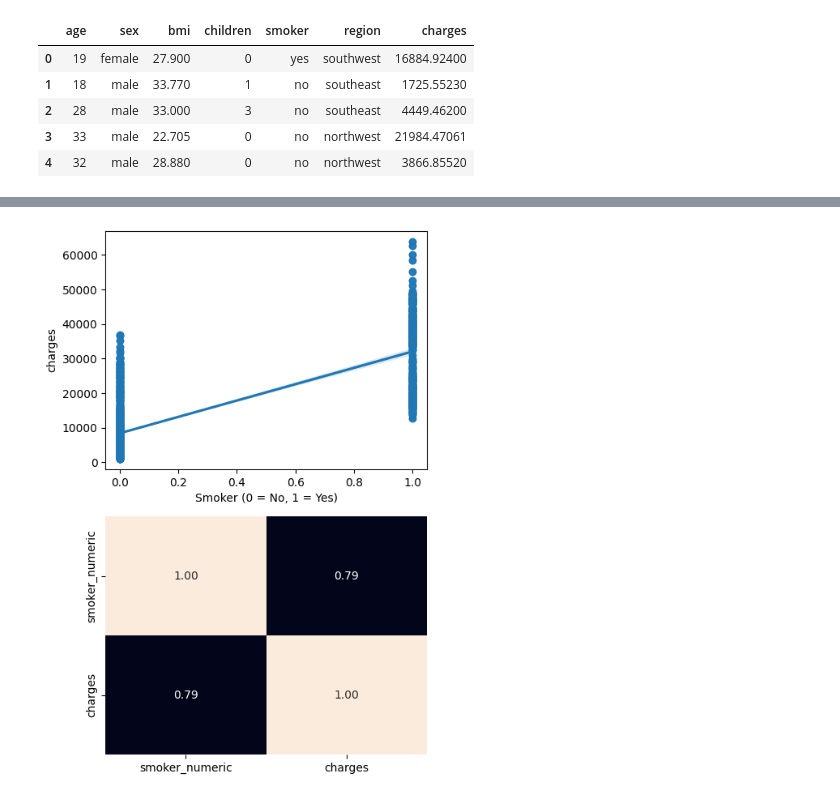
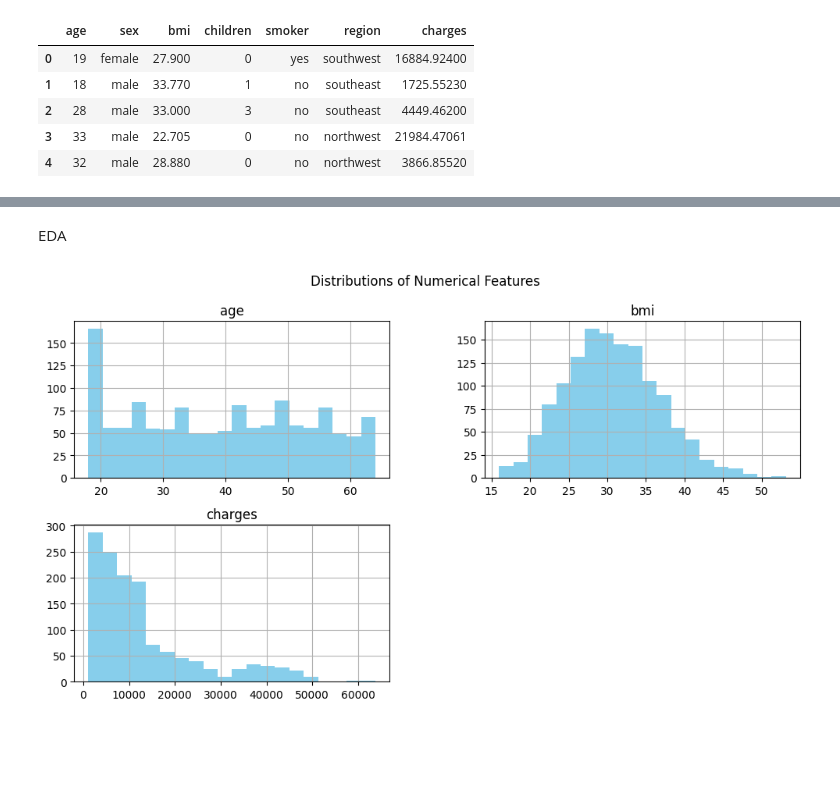
Before and after one commit to JulianSanchez1/Linear-Regression, a Jupyter notebook: src/explore.ipynb, the cells around one changed output, grey strips where cells are left out. Cells and saved outputs as stored; diff of their text form; code cells hidden in the pictures; blank space fills up the shorter version.

```diff
--- a/src/explore.ipynb
+++ b/src/explore.ipynb
@@ -125,4 +35,0 @@ df_cat_enc.head()
-# %%
-df = pd.concat([df_num, df_encoded], axis=1)
-
-df_encoded.info()
@@ -168,18 +35,0 @@ train_data.head()
-# %%
-fig, axis = plt.subplots(2, 1, figsize=(5, 7))
-total_data = pd.concat([train_data, test_data])
-
-# Convert 'smoker' column to numeric values
-total_data['smoker_numeric'] = total_data['smoker'].map({'no': 0, 'yes': 1})
-
-# Plot regression using the numeric smoker column
-sns.regplot(ax=axis[0], data=total_data, x='smoker_numeric', y='charges')
-axis[0].set_xlabel('Smoker (0 = No, 1 = Yes)')  # Set a clearer x-axis label
-
-# Plot heatmap of the correlation between smoker_numeric and charges
-sns.heatmap(total_data[['smoker_numeric', 'charges']].corr(), annot=True, fmt=".2f", ax=axis[1], cbar=False)
-
-plt.tight_layout()
-plt.show()
-# %% [output]
-[figure, removed]
@@ -190,0 +36,9 @@ y_test = test_data["smoker"]
+# %% [markdown]
+EDA
+# %%
+# Histograms for numerical variables
+df[['age', 'bmi', 'charges']].hist(bins=20, figsize=(12, 6), color='skyblue')
+plt.suptitle("Distributions of Numerical Features")
+plt.show()
+# %% [output]
+[figure, added]
```
Also changed, not shown: parts of 34 cells of this notebook.
